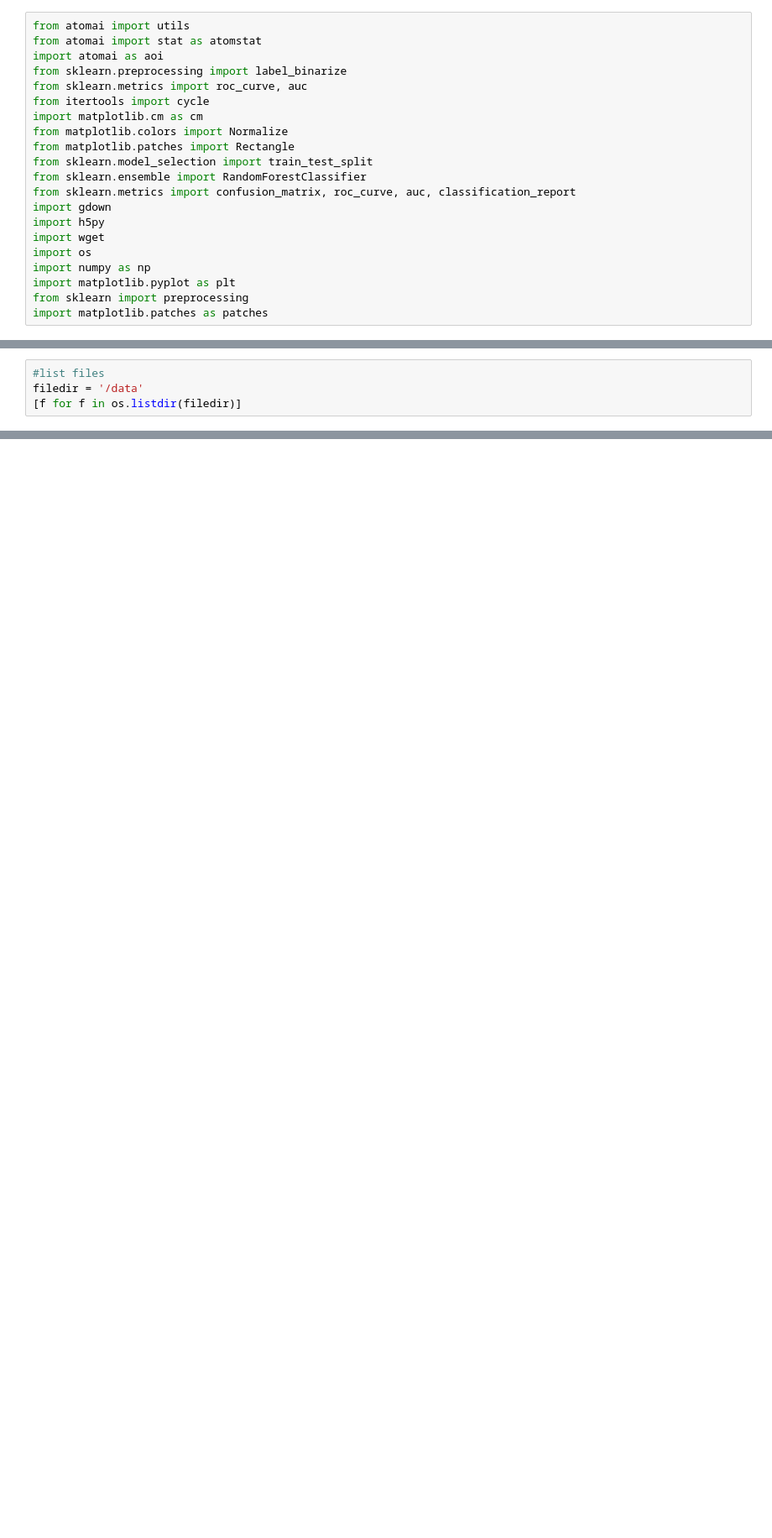
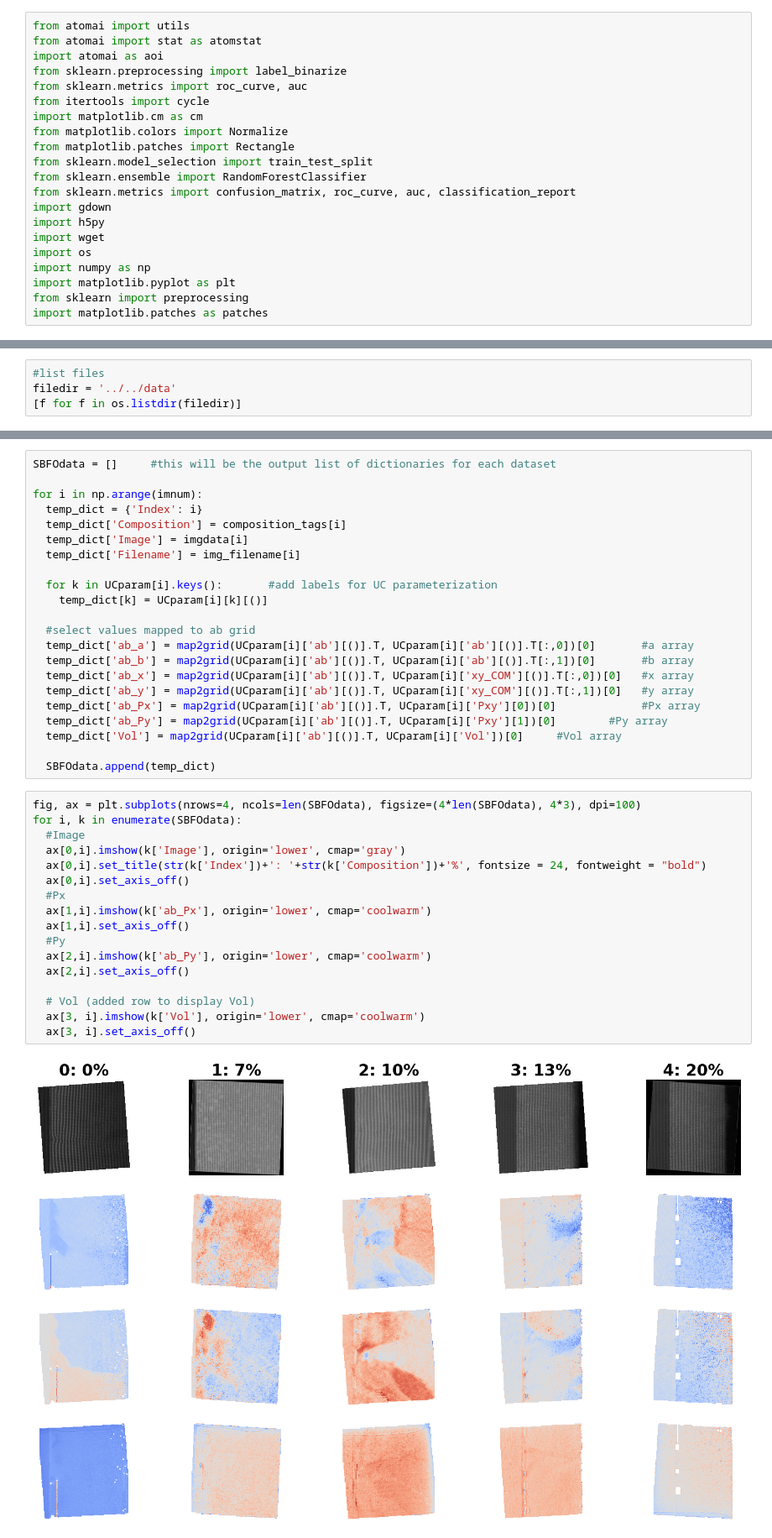
Before and after one commit to arman-terpetrosyan/hack_the_microscope24, a Jupyter notebook: data.ipynb, the cells around one changed output, grey strips where cells are left out. Shown at 84% size. Saved outputs shown, nothing was run; the diff lists cells and outputs as text; blank space fills up the shorter version.

```diff
--- a/data.ipynb
+++ b/data.ipynb
@@ -47,4 +22,4 @@ Sm_20_0_UCParameterization.h5
 # %%
 #list files
-filedir = '/data'
+filedir = '../../data'
 [f for f in os.listdir(filedir)]
@@ -86,0 +112,41 @@ print('UC parameterization:', [k for k in UCparam[0].keys()])
+# %%
+SBFOdata = []     #this will be the output list of dictionaries for each dataset
+
+for i in np.arange(imnum):
+  temp_dict = {'Index': i}
+  temp_dict['Composition'] = composition_tags[i]
+  temp_dict['Image'] = imgdata[i]
+  temp_dict['Filename'] = img_filename[i]
+
+  for k in UCparam[i].keys():       #add labels for UC parameterization
+    temp_dict[k] = UCparam[i][k][()]
+
+  #select values mapped to ab grid
+  temp_dict['ab_a'] = map2grid(UCparam[i]['ab'][()].T, UCparam[i]['ab'][()].T[:,0])[0]       #a array
+  temp_dict['ab_b'] = map2grid(UCparam[i]['ab'][()].T, UCparam[i]['ab'][()].T[:,1])[0]       #b array
+  temp_dict['ab_x'] = map2grid(UCparam[i]['ab'][()].T, UCparam[i]['xy_COM'][()].T[:,0])[0]   #x array
+  temp_dict['ab_y'] = map2grid(UCparam[i]['ab'][()].T, UCparam[i]['xy_COM'][()].T[:,1])[0]   #y array
+  temp_dict['ab_Px'] = map2grid(UCparam[i]['ab'][()].T, UCparam[i]['Pxy'][0])[0]             #Px array
+  temp_dict['ab_Py'] = map2grid(UCparam[i]['ab'][()].T, UCparam[i]['Pxy'][1])[0]        #Py array
+  temp_dict['Vol'] = map2grid(UCparam[i]['ab'][()].T, UCparam[i]['Vol'])[0]     #Vol array
+
+  SBFOdata.append(temp_dict)
+# %%
+fig, ax = plt.subplots(nrows=4, ncols=len(SBFOdata), figsize=(4*len(SBFOdata), 4*3), dpi=100)
+for i, k in enumerate(SBFOdata):
+  #Image
+  ax[0,i].imshow(k['Image'], origin='lower', cmap='gray')
+  ax[0,i].set_title(str(k['Index'])+': '+str(k['Composition'])+'%', fontsize = 24, fontweight = "bold")
+  ax[0,i].set_axis_off()
+  #Px
+  ax[1,i].imshow(k['ab_Px'], origin='lower', cmap='coolwarm')
+  ax[1,i].set_axis_off()
+  #Py
+  ax[2,i].imshow(k['ab_Py'], origin='lower', cmap='coolwarm')
+  ax[2,i].set_axis_off()
+
+  # Vol (added row to display Vol)
+  ax[3, i].imshow(k['Vol'], origin='lower', cmap='coolwarm')
+  ax[3, i].set_axis_off()
+# %% [output]
+[figure, added]
```
Also changed, not shown: parts of 13 cells of this notebook.
